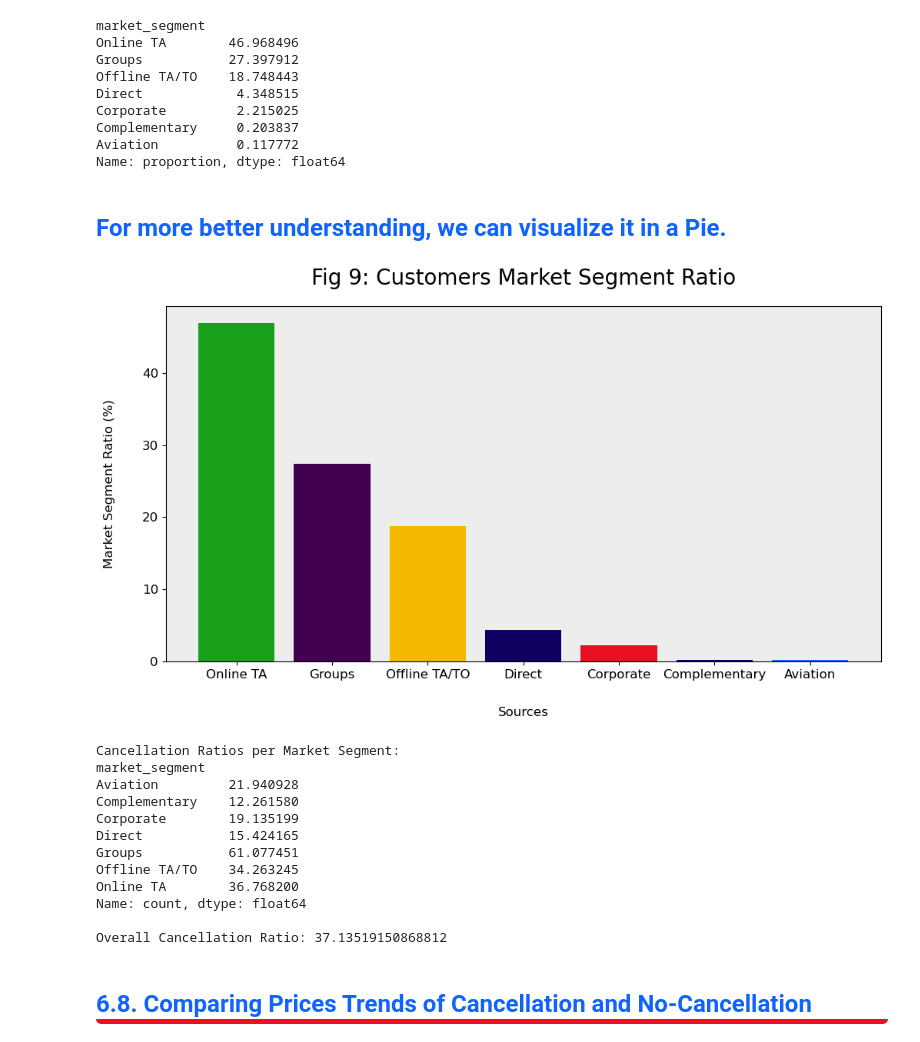
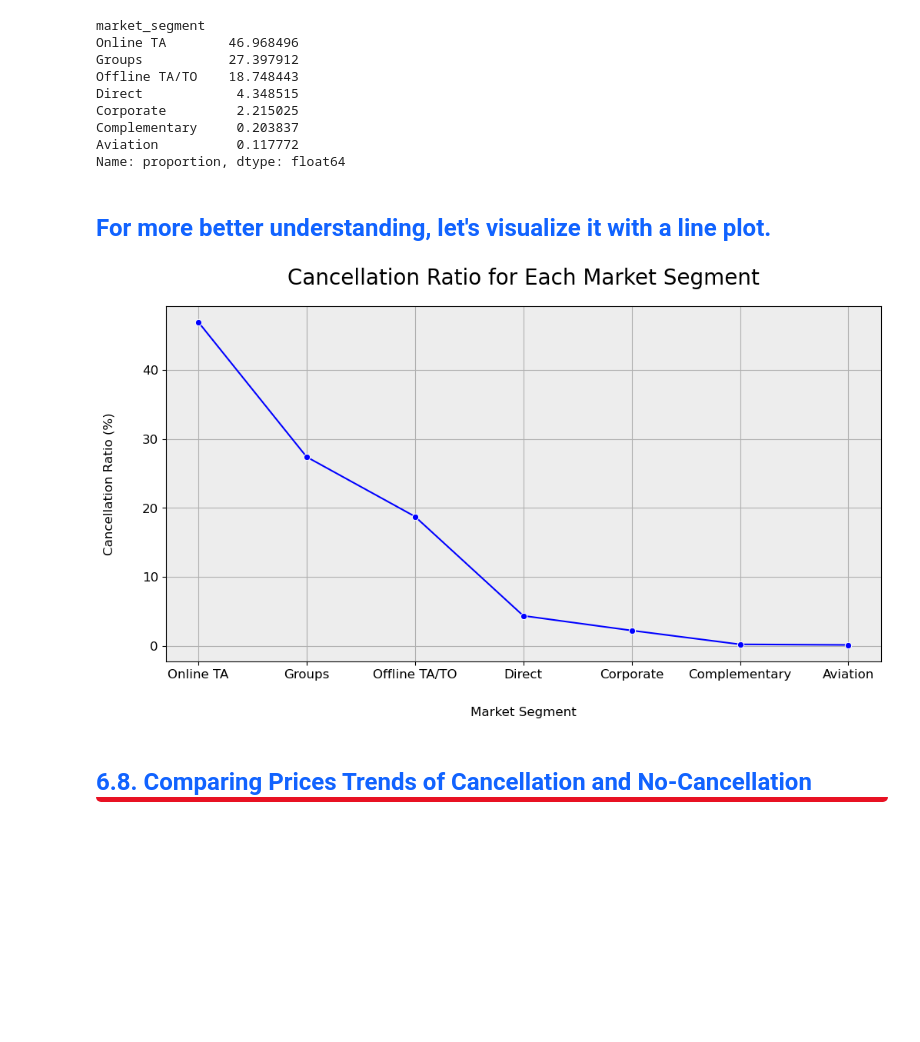
Before and after one commit to khairullahhamsafar/portfolio_prjects, a Jupyter notebook: Investigating_High_Cancellation_Rate_in_Hotels/Investigating_High_Cancellation_Rate_in_Hotels.ipynb, the cells around one changed output. Cells and saved outputs as stored; diff of their text form; code cells hidden in the pictures; blank space fills up the shorter version.

Commit message:
Updating Investigating_High_Cancellation_Rate_in_Hotels.ipynb file.
Analysis "Market Segment Ratio vs Cancellation Ratio" has been updated with a line plot visualization.

```diff
--- a/Investigating_High_Cancellation_Rate_in_Hotels/Investigating_High_Cancellation_Rate_in_Hotels.ipynb
+++ b/Investigating_High_Cancellation_Rate_in_Hotels/Investigating_High_Cancellation_Rate_in_Hotels.ipynb
@@ -851,54 +851,25 @@ Complementary     0.203837
 Aviation          0.117772
 Name: proportion, dtype: float64
 # %% [markdown]
-<h2 style="font-family: Calibri (Body); font-size: 24px; font-weight: bold; text-shadow: 0 0 8px #ededed; text-decoration: none; text-transform: none; margin-bottom: 0em; letter-spacing: 2px; color: #1163ff; background-color: #ffffff; padding-bottom: 20px;">For more better understanding, we can visualize it in a Pie.</h2>
+<h2 style="font-family: Calibri (Body); font-size: 24px; font-weight: bold; text-shadow: 0 0 8px #ededed; text-decoration: none; text-transform: none; margin-bottom: 0em; letter-spacing: 2px; color: #1163ff; background-color: #ffffff; padding-bottom: 20px;">For more better understanding, let's visualize it with a line plot.</h2>
-# %%
-import matplotlib.pyplot as plt
-
-plt.rc('font', size=12)
-
-colors = ['#19a01a', '#420050', '#f3ba00', '#0d0060', '#e81123', '#0d0060', '#1163ff']
-
-fig, ax = plt.subplots(figsize=(12, 6))
-
-ax.bar(x=market_segment_ratio_cancelled.index, height=market_segment_ratio_cancelled.values, color=colors)
-
-plt.title('Fig 9: Customers Market Segment Ratio', fontsize=20, pad=20)
-plt.xlabel('Sources', labelpad=25)
-plt.ylabel('Market Segment Ratio (%)', labelpad=25)
-
-ax.set_facecolor("#ededed")
-
-plt.show()
-# %% [output]
-[figure, removed]
-# %%
-# Count cancellations per market segment
-cancellation_counts = df[df['is_canceled'] == 1]['market_segment'].value_counts()
-
-# Calculate cancellation ratio per market segment
-cancellation_ratio_per_segment = (cancellation_counts / df['market_segment'].value_counts()) * 100
-
-# Overall cancellation ratio
-overall_cancellation_ratio = (df[df['is_canceled'] == 1].shape[0] / df.shape[0]) * 100
-
-# Print cancellation ratios
-print("Cancellation Ratios per Market Segment:")
-print(cancellation_ratio_per_segment)
-print("\nOverall Cancellation Ratio:", overall_cancellation_ratio)
-# %% [output]
-Cancellation Ratios per Market Segment:
-market_segment
-Aviation         21.940928
-Complementary    12.261580
-Corporate        19.135199
-Direct           15.424165
-Groups           61.077451
-Offline TA/TO    34.263245
-Online TA        36.768200
-Name: count, dtype: float64
-
-Overall Cancellation Ratio: 37.13519150868812
+# %%
+plt.rc('font', size=12)
+
+plt.figure(figsize=(12, 6))
+
+ax = sns.lineplot(x=market_segment_ratio_cancelled.index, y=market_segment_ratio_cancelled.values, marker='o', color='blue')
+
+plt.title('Cancellation Ratio for Each Market Segment', fontsize=20, pad=20)
+plt.xlabel('Market Segment', labelpad=25)
+plt.ylabel('Cancellation Ratio (%)', labelpad=25)
+
+ax.set_facecolor("#ededed")
+
+ax.grid(True)
+
+plt.show()
+# %% [output]
+[figure, added]
 # %% [markdown]
 <a id="6.8"></a>
 <h2 style="font-family: Calibri (Body); font-size: 24px; font-weight: bold; text-shadow: 0 0 8px #ededed; text-decoration: none; text-transform: none; margin-bottom: 0em; letter-spacing: 2px; color: #1163ff; background-color: #ffffff; border-bottom: 5px solid #e81123; border-radius: 5px; padding-bottom: 20px;">6.8. Comparing Prices Trends of Cancellation and No-Cancellation</h2>
```
